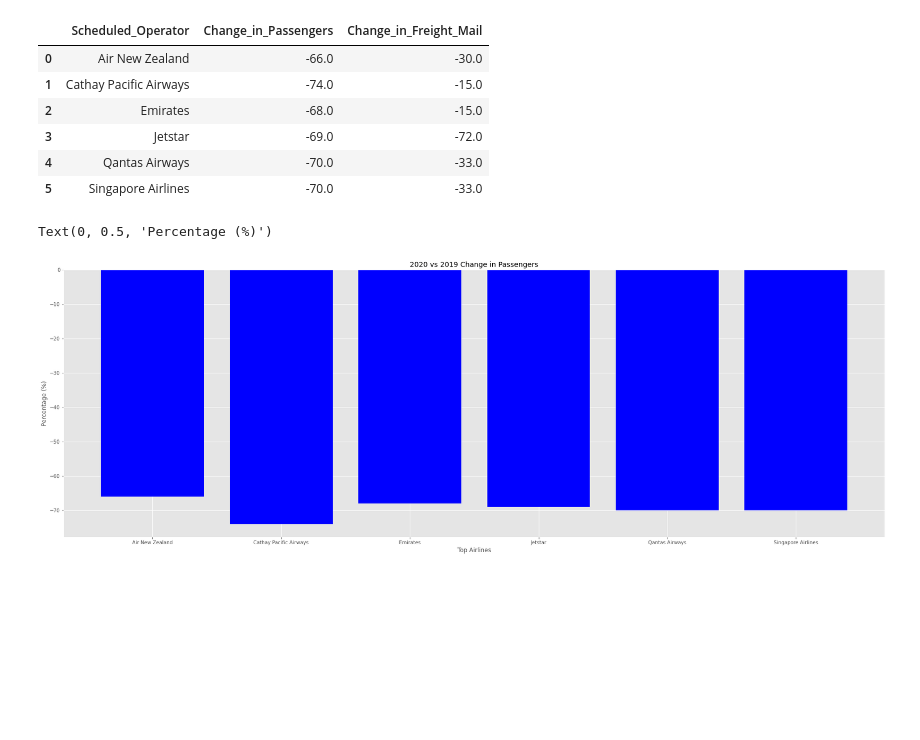
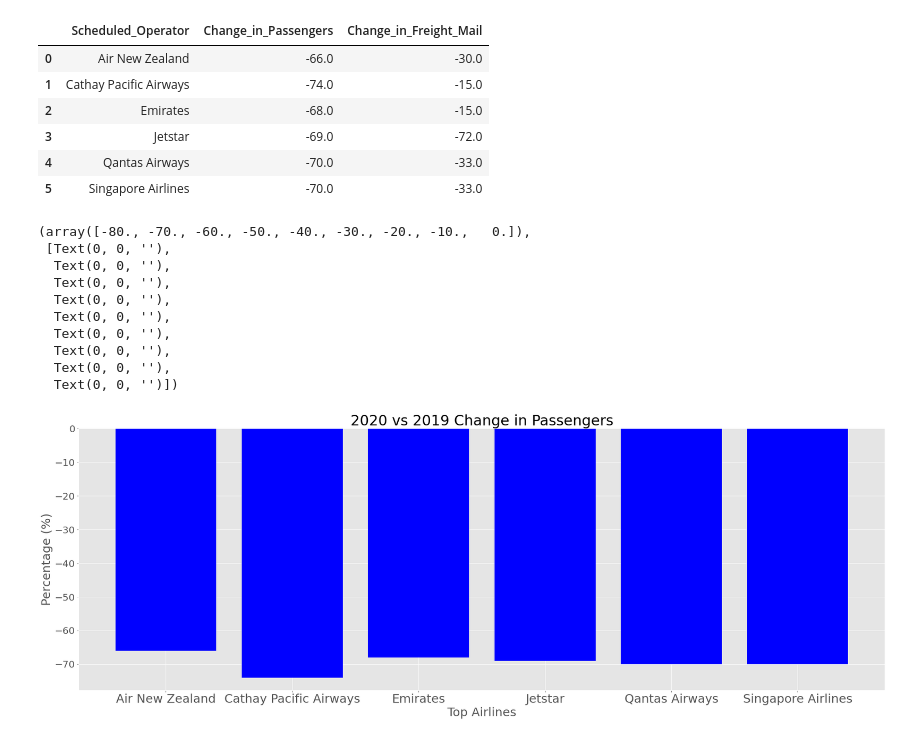
Before and after one commit to dianeyaneza/ebay-espresso, a Jupyter notebook: investigation/project_1_airline_performance.ipynb, the cells around one changed output. Drawn from its saved outputs; the diff is of its cells as text; code cells hidden in the pictures; blank space fills up the shorter version.

```diff
--- a/investigation/project_1_airline_performance.ipynb
+++ b/investigation/project_1_airline_performance.ipynb
@@ -154,7 +154,8 @@ grouped_airline_flight_df = clean_flight_airline_data.drop(columns="Year")
 grouped_airline_flight_df = grouped_airline_flight_df.groupby(["Scheduled Operator"])
 
 #Get top airlines by total Freight and Mail weight
-top_freight_mail_airlines_df = grouped_airline_flight_df.sum().sort_values("Freight_Mail_Total", ascending=False)[:5]
+# top_freight_mail_airlines_df = grouped_airline_flight_df.sum().sort_values("Freight_Mail_Total", ascending=False)[:5]
+top_freight_mail_airlines_df = grouped_airline_flight_df.sum().sort_values("Freight_Mail_Total", ascending=False)
 top_freight_mail_airlines_df["Freight_Mail_Total"]
 # %% [output]
 Scheduled Operator
@@ -183,7 +205,8 @@ Index(['Singapore Airlines', 'Qantas Airways', 'Emirates',
       dtype='object', name='Scheduled Operator')
 # %%
 #Get top airlines by total number of passengers travelled since 2009
-top_passenger_airlines_df = grouped_airline_flight_df.sum().sort_values("Passengers_Total", ascending=False)[:5]
+# top_passenger_airlines_df = grouped_airline_flight_df.sum().sort_values("Passengers_Total", ascending=False)[:5]
+top_passenger_airlines_df = grouped_airline_flight_df.sum().sort_values("Passengers_Total", ascending=False)
 top_passenger_airlines_df["Passengers_Total"]
 top_passenger_airlines_df["Passengers_Total"].plot.bar(alpha=0.7, colormap="winter")
 plt.legend(loc="best")
@@ -234,0 +287,7 @@ top_airlines_flight_data_df
+# %%
+# Filter top airline data using list of top airlines i.e. highest cargo and passenger to date
+top_airlines_flight_data_df = clean_flight_airline_data[clean_flight_airline_data["Scheduled Operator"].isin(top_airlines_combined_list)]
+#Filter by data later than 2019
+top_airlines_flight_data_df = top_airlines_flight_data_df.loc[top_airlines_flight_data_df.Year >= 2019]
+# top_airlines_flight_data_df = top_airlines_flight_data_df.drop(columns="Year")
+top_airlines_flight_data_df
@@ -257,7 +330,7 @@ change_df2
 passengers_totals_list = change_df2["Passengers_Total"].tolist()
 
 #Calculate total passengers (in and out) % change between 2019 vs 2020
-passenger_change_list = [round((passengers_totals_list[i+1]-passengers_totals_list[i]) / passengers_totals_list[i],2)*100 for i in range(len(passengers_totals_list)-1)]
+passenger_change_list = [round((passengers_totals_list[i+1]-passengers_totals_list[i]) / passengers_totals_list[i],2)*100  1 for i in range(len(passengers_totals_list)-1)]
 
 # Discard perecentage result from different airline
 passenger_percentage_change_list = passenger_change_list[::2] #ignores every second element in the list
@@ -297,10 +386,21 @@ airline_strategy_change_df
 # %%
 #Plot Change in Passengers
 fig, ax = plt.subplots(figsize=(30,10))
 plt.bar(top_airlines_combined_list, passenger_percentage_change_list,  color="b", align="center")
-plt.title("2020 vs 2019 Change in Passengers")
-plt.xlabel("Top Airlines")
-plt.ylabel("Percentage (%)")
+plt.title("2020 vs 2019 Change in Passengers",  fontsize=30)
+plt.xlabel("Top Airlines", fontsize=25)
+plt.ylabel("Percentage (%)", fontsize=25)
+plt.xticks(ticks=[0,1,2,3,4,5],labels=top_airlines_combined_list, fontsize=25)
+plt.yticks(fontsize=20)
 # %% [output]
-Text(0, 0.5, 'Percentage (%)')
+(array([-80., -70., -60., -50., -40., -30., -20., -10.,   0.]),
+ [Text(0, 0, ''),
+  Text(0, 0, ''),
+  Text(0, 0, ''),
+  Text(0, 0, ''),
+  Text(0, 0, ''),
+  Text(0, 0, ''),
+  Text(0, 0, ''),
+  Text(0, 0, ''),
+  Text(0, 0, '')])
-[figure, old version]
+[figure, new version]
```
Also changed, not shown: parts of 14 cells of this notebook, 3 other files.
